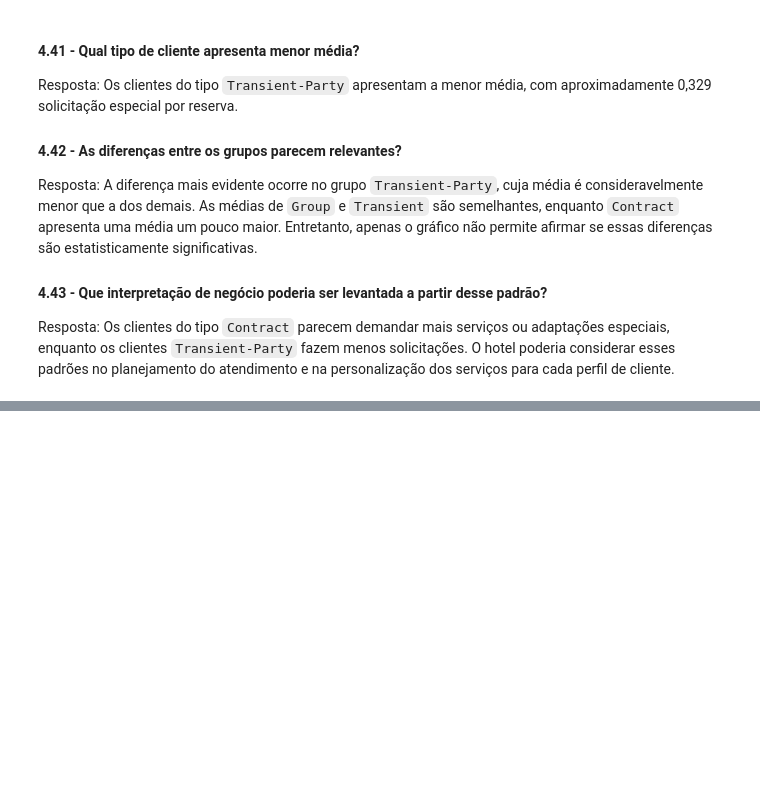
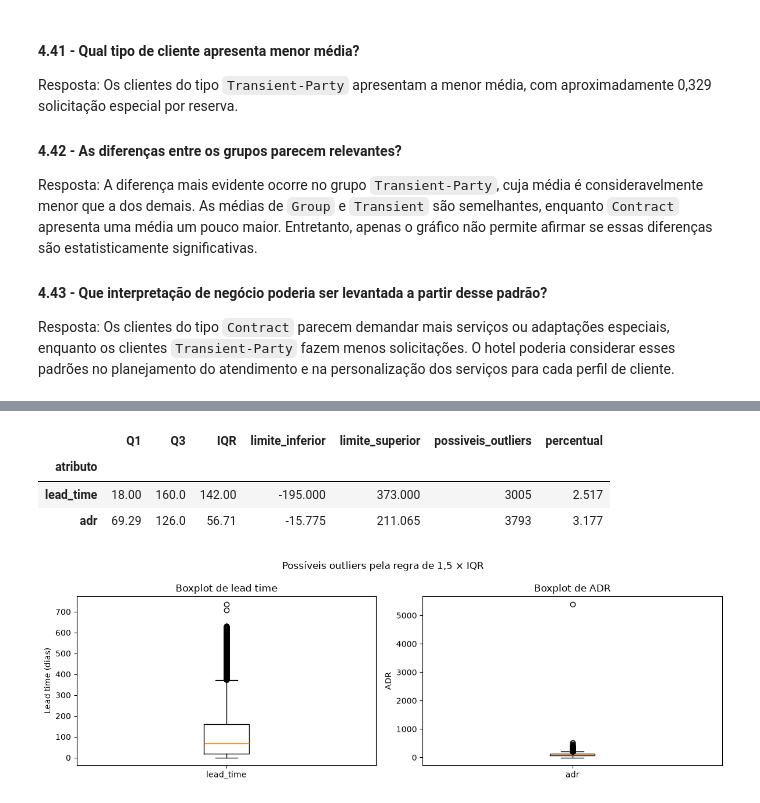
Before and after one commit to RewelliOliveira/data-mine-booking, a Jupyter notebook: Atividade 1/AtividadeMD.ipynb, the cells around one changed output, grey strips where cells are left out. Cells and saved outputs as stored; diff of their text form; code cells hidden in the pictures; blank space fills up the shorter version.

```diff
--- a/Atividade 1/AtividadeMD.ipynb
+++ b/Atividade 1/AtividadeMD.ipynb
@@ -631,0 +636,54 @@ Resposta: Os clientes do tipo `Contract` parecem demandar mais serviços ou adap
+# %%
+import pandas as pd
+import matplotlib.pyplot as plt
+
+df = pd.read_csv('hotel_bookings.csv')
+
+def resumo_outliers_iqr(dataframe, colunas):
+    resultados = []
+
+    for coluna in colunas:
+        serie = dataframe[coluna].dropna()
+        q1 = serie.quantile(0.25)
+        q3 = serie.quantile(0.75)
+        iqr = q3 - q1
+        limite_inferior = q1 - 1.5 * iqr
+        limite_superior = q3 + 1.5 * iqr
+        mascara = (dataframe[coluna] < limite_inferior) | (dataframe[coluna] > limite_superior)
+
+        resultados.append({
+            'atributo': coluna,
+            'Q1': q1,
+            'Q3': q3,
+            'IQR': iqr,
+            'limite_inferior': limite_inferior,
+            'limite_superior': limite_superior,
+            'possiveis_outliers': int(mascara.sum()),
+            'percentual': mascara.mean() * 100
+        })
+
+    return pd.DataFrame(resultados).set_index('atributo')
+
+resumo_outliers = resumo_outliers_iqr(df, ['lead_time', 'adr'])
+display(resumo_outliers.round(3))
+
+fig, axes = plt.subplots(1, 2, figsize=(12, 4))
+axes[0].boxplot(df['lead_time'].dropna(), vert=True)
+axes[0].set_title('Boxplot de lead time')
+axes[0].set_ylabel('Lead time (dias)')
+axes[0].set_xticks([1], ['lead_time'])
+
+axes[1].boxplot(df['adr'].dropna(), vert=True)
+axes[1].set_title('Boxplot de ADR')
+axes[1].set_ylabel('ADR')
+axes[1].set_xticks([1], ['adr'])
+
+plt.suptitle('Possíveis outliers pela regra de 1,5 × IQR')
+plt.tight_layout()
+plt.show()
+# %% [output]
+|  | Q1 | Q3 | IQR | limite_inferior | limite_superior | possiveis_outliers | percentual |
+| atributo |  |  |  |  |  |  |  |
+| lead_time | 18.00 | 160.0 | 142.00 | -195.000 | 373.000 | 3005 | 2.517 |
+| adr | 69.29 | 126.0 | 56.71 | -15.775 | 211.065 | 3793 | 3.177 |
+[figure, added]
```
Also changed, not shown: parts of 7 cells of this notebook.
